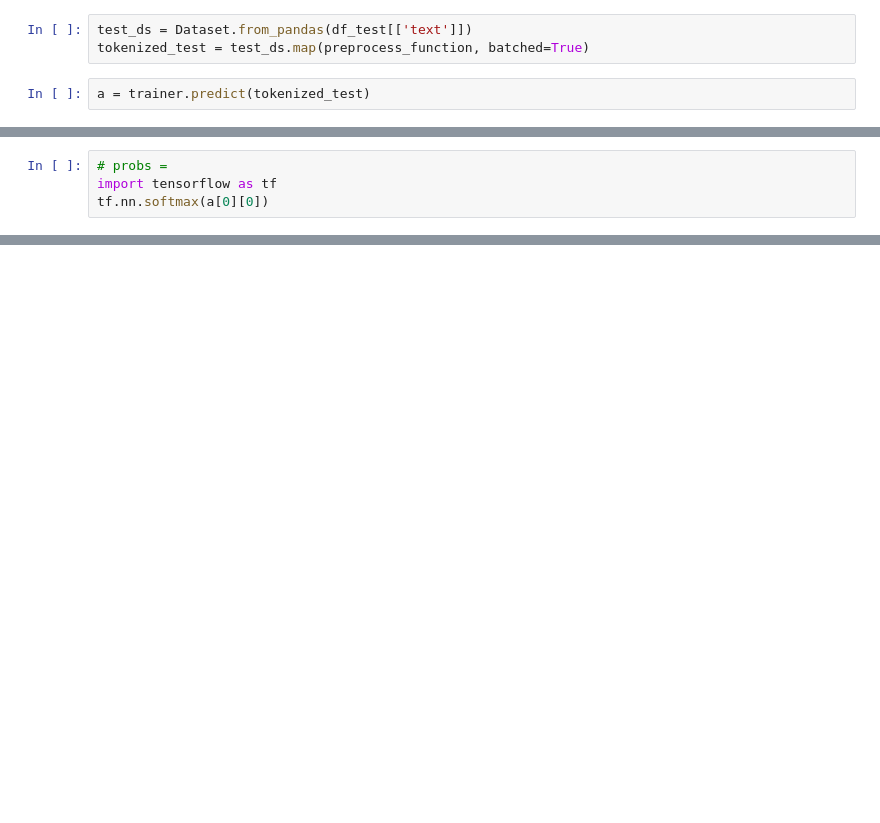
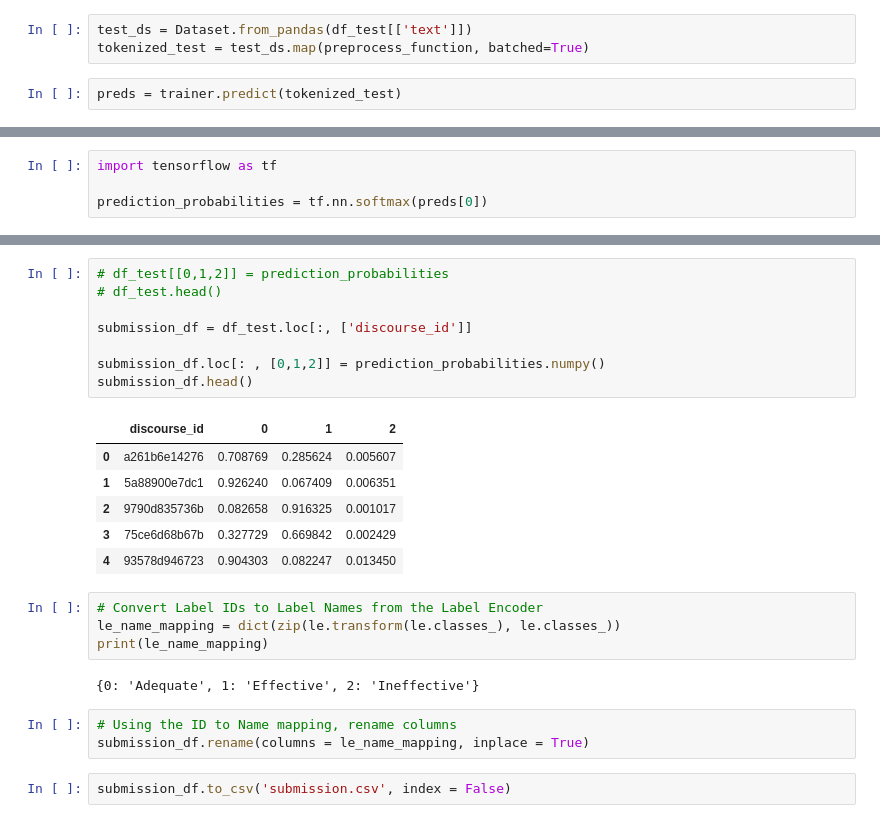
Before and after one commit to suvigyajain0101/Kaggle, a Jupyter notebook: FeedbackPrizeEffectiveness/FeedbackPrizeEffectiveness_Transformers.ipynb, the cells around one changed output, grey strips where cells are left out. Drawn from its saved outputs; the diff is of its cells as text; blank space fills up the shorter version.

Commit message:
Submissions for Kaggle

```diff
--- a/FeedbackPrizeEffectiveness/FeedbackPrizeEffectiveness_Transformers.ipynb
+++ b/FeedbackPrizeEffectiveness/FeedbackPrizeEffectiveness_Transformers.ipynb
@@ -152,7 +158,7 @@ TrainOutput(global_step=9195, training_loss=0.5242055418959385, metrics={'train_
 test_ds = Dataset.from_pandas(df_test[['text']])
 tokenized_test = test_ds.map(preprocess_function, batched=True)
 # %%
-a = trainer.predict(tokenized_test)
+preds = trainer.predict(tokenized_test)
 # %% [output]
 The following columns in the test set don't have a corresponding argument in `DistilBertForSequenceClassification.forward` and have been ignored: text. If text are not expected by `DistilBertForSequen ...
 ***** Running Prediction *****
@@ -162,4 +168,4 @@ The following columns in the test set don't have a corresponding argument in `Di
 # %%
-# probs =
 import tensorflow as tf
-tf.nn.softmax(a[0][0])
+
+prediction_probabilities = tf.nn.softmax(preds[0])
@@ -167,0 +192,26 @@ tf.nn.softmax(a[0][0])
+# %%
+# df_test[[0,1,2]] = prediction_probabilities
+# df_test.head()
+
+submission_df = df_test.loc[:, ['discourse_id']]
+
+submission_df.loc[: , [0,1,2]] = prediction_probabilities.numpy()
+submission_df.head()
+# %% [output]
+|  | discourse_id | 0 | 1 | 2 |
+| 0 | a261b6e14276 | 0.708769 | 0.285624 | 0.005607 |
+| 1 | 5a88900e7dc1 | 0.926240 | 0.067409 | 0.006351 |
+| 2 | 9790d835736b | 0.082658 | 0.916325 | 0.001017 |
+| 3 | 75ce6d68b67b | 0.327729 | 0.669842 | 0.002429 |
+| 4 | 93578d946723 | 0.904303 | 0.082247 | 0.013450 |
+# %%
+# Convert Label IDs to Label Names from the Label Encoder
+le_name_mapping = dict(zip(le.transform(le.classes_), le.classes_))
+print(le_name_mapping)
+# %% [output]
+{0: 'Adequate', 1: 'Effective', 2: 'Ineffective'}
+# %%
+# Using the ID to Name mapping, rename columns
+submission_df.rename(columns = le_name_mapping, inplace = True)
+# %%
+submission_df.to_csv('submission.csv', index = False)
```
Also changed, not shown: parts of 7 cells of this notebook.
